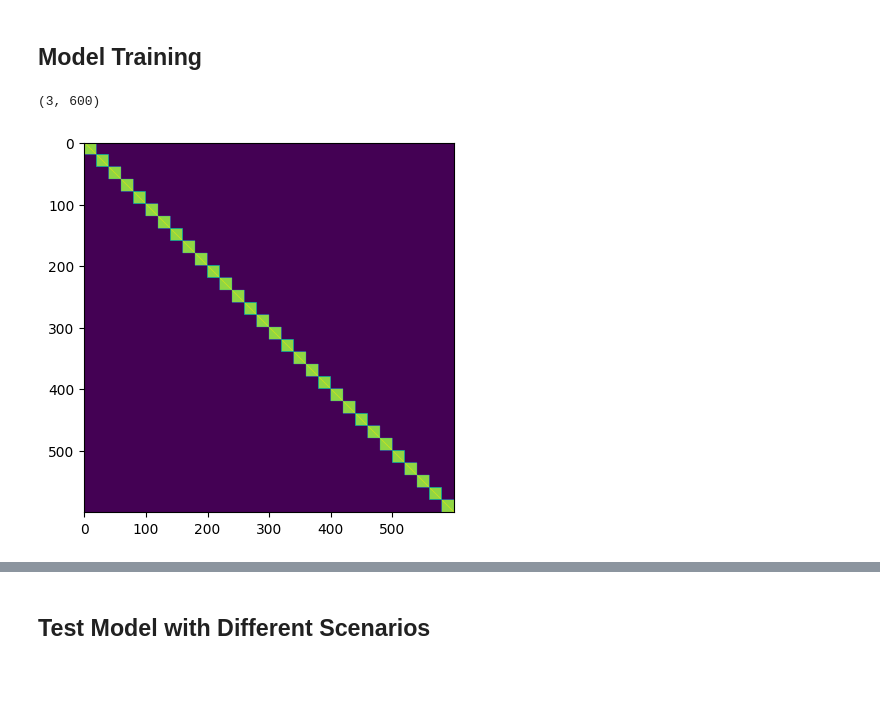
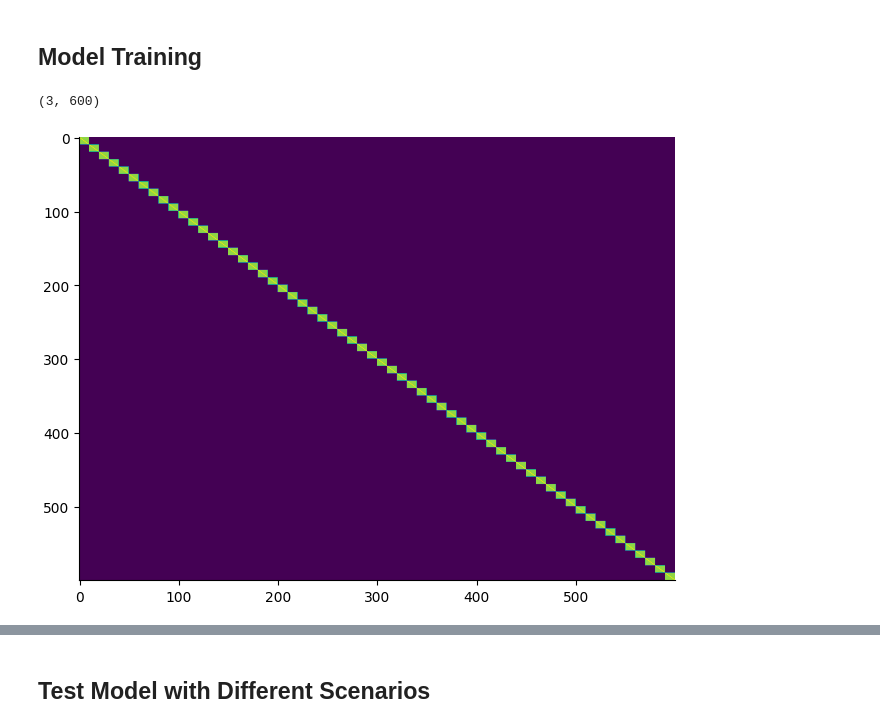
Before and after one commit to gongziyida/vocal-error-network, a Jupyter notebook: EI.ipynb, the cells around one changed output, grey strips where cells are left out. Cells and saved outputs as stored; diff of their text form; code cells hidden in the pictures; blank space fills up the shorter version.

```diff
--- a/EI.ipynb
+++ b/EI.ipynb
@@ -23,16 +25,16 @@ T = T_burn + N_rend * T_rend # Total
 # %%
 # Syllables and time stamps
 # syl = rng.normal(1, 3, size=(N_syl, NE))#.clip(min=0)
-N_shared_channels = 20
+N_shared_channels = 10
 syl_cov = block_sym_mat(NE, K=N_shared_channels, var=9, cov=7.5)
 plt.imshow(syl_cov)
 syl = rng.multivariate_normal(np.ones(NE), syl_cov, size=N_syl)
 print(syl.shape)
 tsyl_start, tsyl_end, burst_ts = generate_syl_time(T, T_burn, T_rend, N_syl, N_HVC)
 save_W_ts = np.round(tsyl_end[-1]).astype(int)
 # %% [output]
 (3, 600)
-[figure, old version]
+[figure, new version]
 # %%
 _ = rng.standard_normal((N_HVC, N_rend)) # Little fluctuation
 rH = generate_HVC(T, burst_ts, peak_rate+_*0.1, kernel_width+_*0.01)
```
Also changed, not shown: parts of 24 cells of this notebook, 23 other files.
